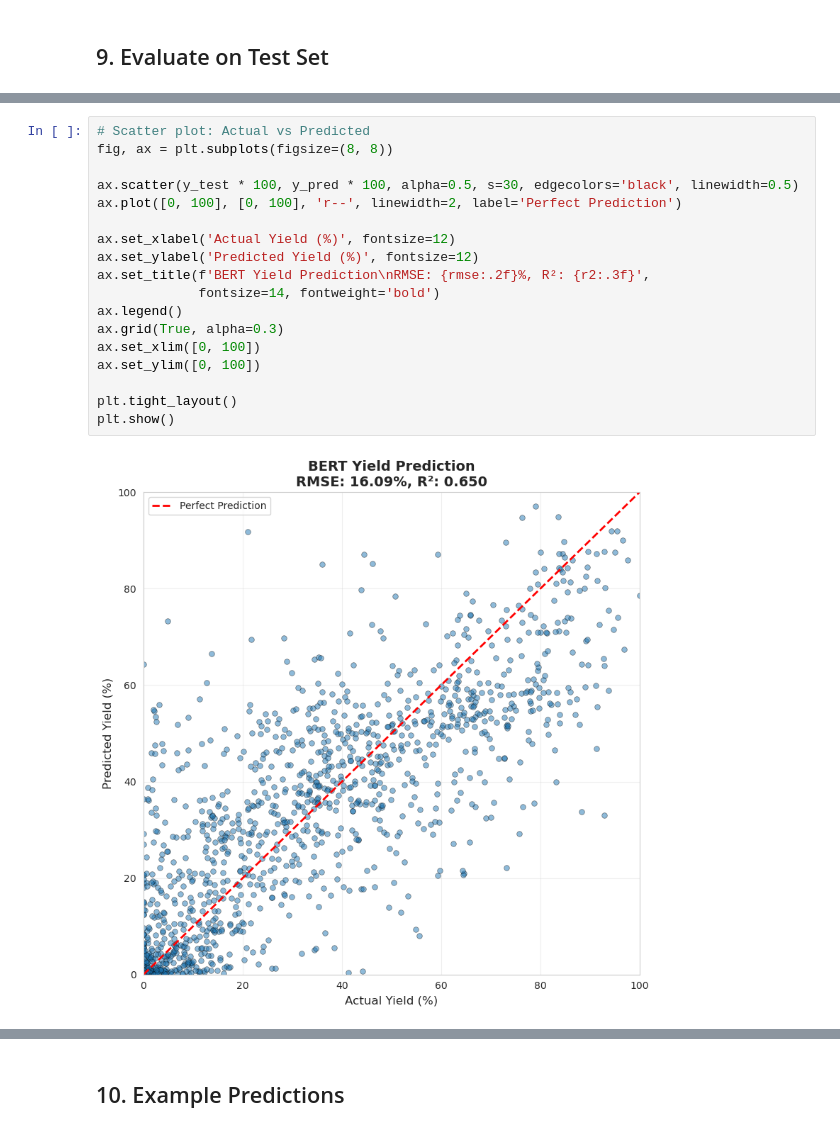
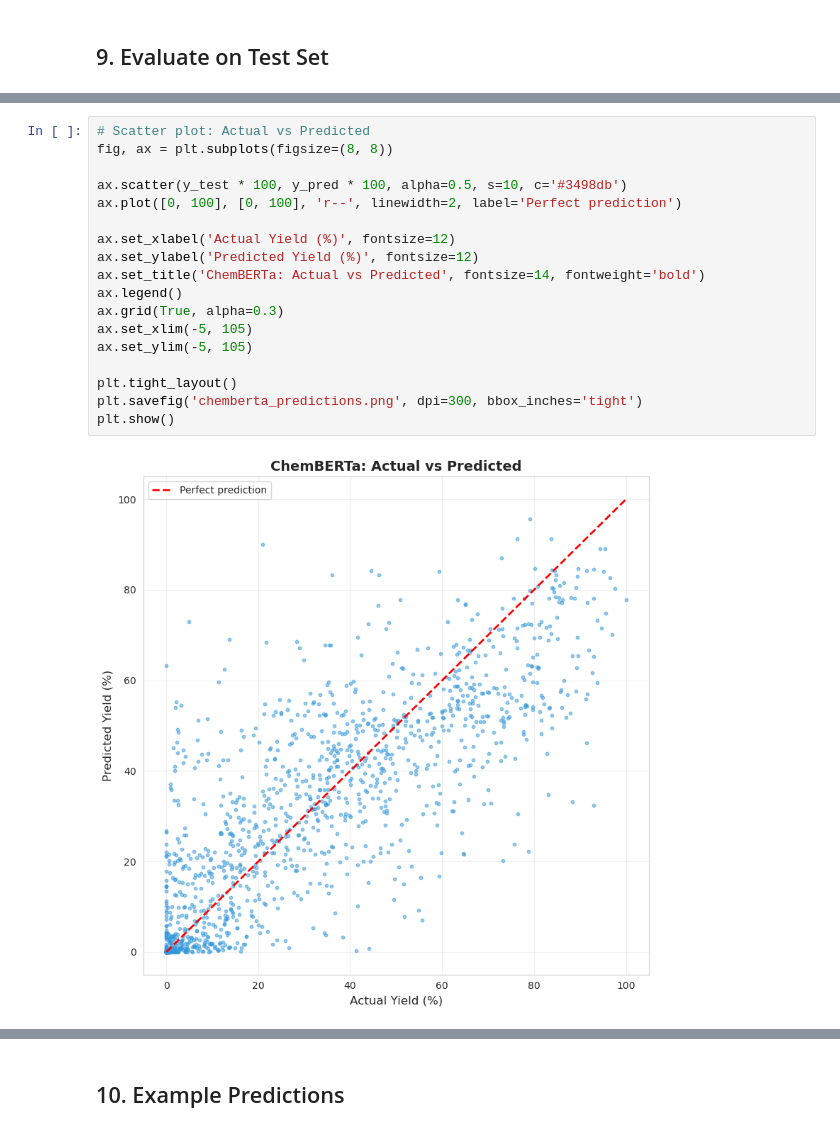
Before and after one commit to HatefRahimi/DigitalAlchemy, a Jupyter notebook: ORD/yield_prediction_Reaction_Smiles.ipynb, the cells around one changed output, grey strips where cells are left out. Saved outputs shown, nothing was run; the diff lists cells and outputs as text.

Commit message:
Align graphs

```diff
--- a/ORD/yield_prediction_Reaction_Smiles.ipynb
+++ b/ORD/yield_prediction_Reaction_Smiles.ipynb
@@ -459,23 +463,23 @@ R²:   0.6505
 # %%
 # Scatter plot: Actual vs Predicted
 fig, ax = plt.subplots(figsize=(8, 8))
 
-ax.scatter(y_test * 100, y_pred * 100, alpha=0.5, s=30, edgecolors='black', linewidth=0.5)
-ax.plot([0, 100], [0, 100], 'r--', linewidth=2, label='Perfect Prediction')
+ax.scatter(y_test * 100, y_pred * 100, alpha=0.5, s=10, c='#3498db')
+ax.plot([0, 100], [0, 100], 'r--', linewidth=2, label='Perfect prediction')
 
 ax.set_xlabel('Actual Yield (%)', fontsize=12)
 ax.set_ylabel('Predicted Yield (%)', fontsize=12)
-ax.set_title(f'BERT Yield Prediction\nRMSE: {rmse:.2f}%, R²: {r2:.3f}',
-             fontsize=14, fontweight='bold')
+ax.set_title('ChemBERTa: Actual vs Predicted', fontsize=14, fontweight='bold')
 ax.legend()
 ax.grid(True, alpha=0.3)
-ax.set_xlim([0, 100])
-ax.set_ylim([0, 100])
+ax.set_xlim(-5, 105)
+ax.set_ylim(-5, 105)
 
 plt.tight_layout()
+plt.savefig('chemberta_predictions.png', dpi=300, bbox_inches='tight')
 plt.show()
 # %% [output]
-[figure, old version]
+[figure, new version]
 # %%
 # Error distribution
 errors = (y_pred - y_test) * 100
```
Also changed, not shown: parts of 9 cells of this notebook, 1 other file.
